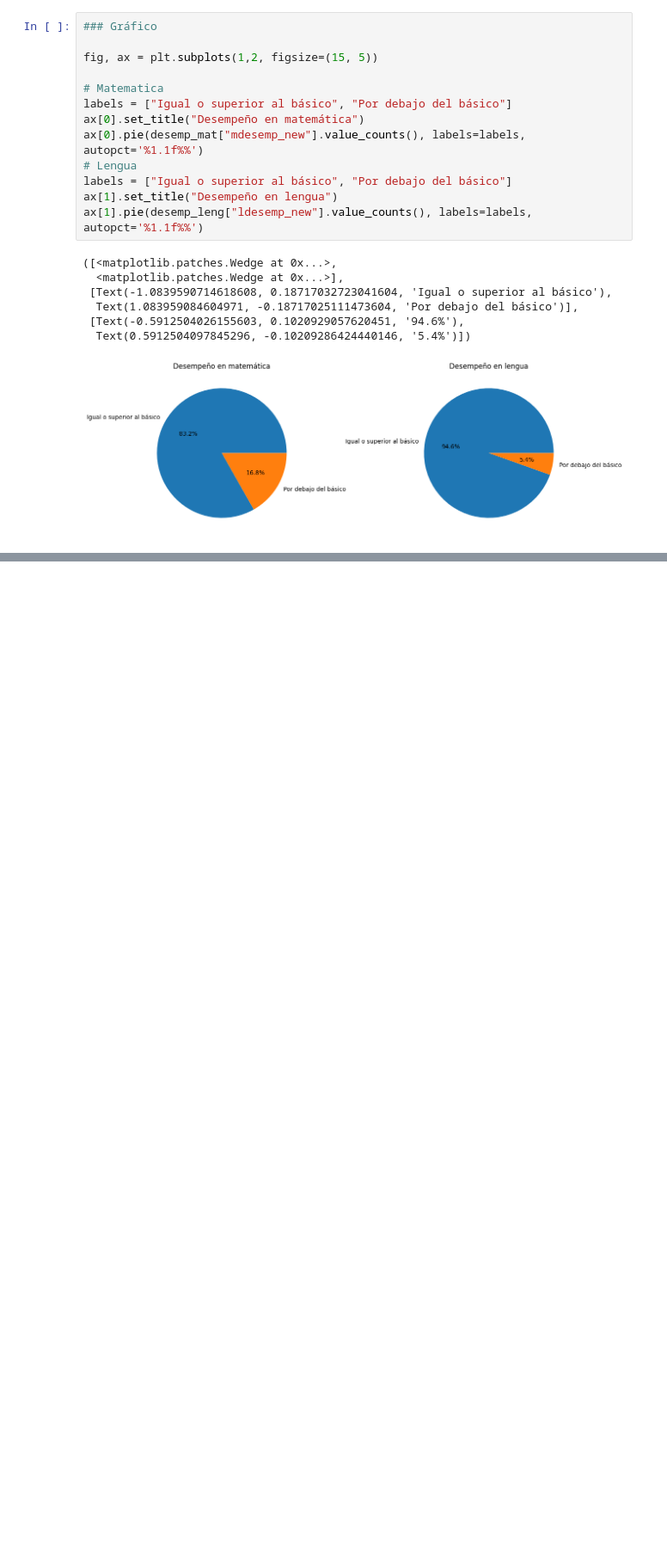
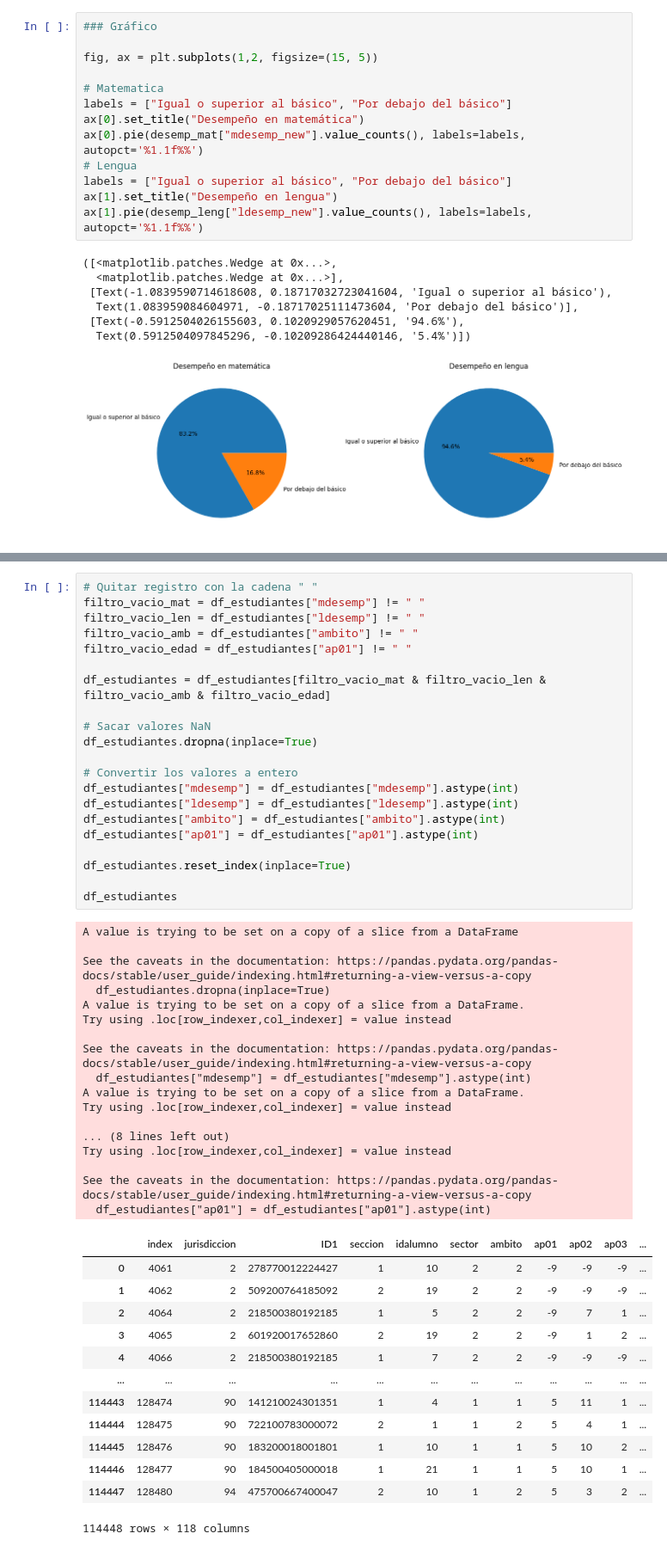
Before and after one commit to alerodriguez01/tp1-cs-datos, a Jupyter notebook: tp1-cs-datos.ipynb, the cells around one changed output, grey strips where cells are left out. Shown at 86% size. Cells and saved outputs as stored; diff of their text form; blank space fills up the shorter version.

```diff
--- a/tp1-cs-datos.ipynb
+++ b/tp1-cs-datos.ipynb
@@ -378,0 +397,52 @@ ax[1].pie(desemp_leng["ldesemp_new"].value_counts(), labels=labels, autopct='%1.
+# %%
+# Quitar registro con la cadena " "
+filtro_vacio_mat = df_estudiantes["mdesemp"] != " "
+filtro_vacio_len = df_estudiantes["ldesemp"] != " "
+filtro_vacio_amb = df_estudiantes["ambito"] != " "
+filtro_vacio_edad = df_estudiantes["ap01"] != " "
+
+df_estudiantes = df_estudiantes[filtro_vacio_mat & filtro_vacio_len & filtro_vacio_amb & filtro_vacio_edad]
+
+# Sacar valores NaN
+df_estudiantes.dropna(inplace=True)
+
+# Convertir los valores a entero
+df_estudiantes["mdesemp"] = df_estudiantes["mdesemp"].astype(int)
+df_estudiantes["ldesemp"] = df_estudiantes["ldesemp"].astype(int)
+df_estudiantes["ambito"] = df_estudiantes["ambito"].astype(int)
+df_estudiantes["ap01"] = df_estudiantes["ap01"].astype(int)
+
+df_estudiantes.reset_index(inplace=True)
+
+df_estudiantes
+# %% [output]
+A value is trying to be set on a copy of a slice from a DataFrame
+
+See the caveats in the documentation: https://pandas.pydata.org/pandas-docs/stable/user_guide/indexing.html#returning-a-view-versus-a-copy
+  df_estudiantes.dropna(inplace=True)
+A value is trying to be set on a copy of a slice from a DataFrame.
+Try using .loc[row_indexer,col_indexer] = value instead
+
+See the caveats in the documentation: https://pandas.pydata.org/pandas-docs/stable/user_guide/indexing.html#returning-a-view-versus-a-copy
+  df_estudiantes["mdesemp"] = df_estudiantes["mdesemp"].astype(int)
+A value is trying to be set on a copy of a slice from a DataFrame.
+Try using .loc[row_indexer,col_indexer] = value instead
+
+... (8 lines left out)
+Try using .loc[row_indexer,col_indexer] = value instead
+
+See the caveats in the documentation: https://pandas.pydata.org/pandas-docs/stable/user_guide/indexing.html#returning-a-view-versus-a-copy
+  df_estudiantes["ap01"] = df_estudiantes["ap01"].astype(int)
+|  | index | jurisdiccion | ID1 | seccion | idalumno | sector | ambito | ap01 | ap02 | ap03 | ... |
+| 0 | 4061 | 2 | 278770012224427 | 1 | 10 | 2 | 2 | -9 | -9 | -9 | ... |
+| 1 | 4062 | 2 | 509200764185092 | 2 | 19 | 2 | 2 | -9 | -9 | -9 | ... |
+| 2 | 4064 | 2 | 218500380192185 | 1 | 5 | 2 | 2 | -9 | 7 | 1 | ... |
+| 3 | 4065 | 2 | 601920017652860 | 2 | 19 | 2 | 2 | -9 | 1 | 2 | ... |
+| 4 | 4066 | 2 | 218500380192185 | 1 | 7 | 2 | 2 | -9 | -9 | -9 | ... |
+| ... | ... | ... | ... | ... | ... | ... | ... | ... | ... | ... | ... |
+| 114443 | 128474 | 90 | 141210024301351 | 1 | 4 | 1 | 1 | 5 | 11 | 1 | ... |
+| 114444 | 128475 | 90 | 722100783000072 | 2 | 1 | 1 | 2 | 5 | 4 | 1 | ... |
+| 114445 | 128476 | 90 | 183200018001801 | 1 | 10 | 1 | 1 | 5 | 10 | 2 | ... |
+| 114446 | 128477 | 90 | 184500405000018 | 1 | 21 | 1 | 1 | 5 | 10 | 1 | ... |
+| 114447 | 128480 | 94 | 475700667400047 | 2 | 10 | 1 | 2 | 5 | 3 | 2 | ... |
+114448 rows × 118 columns
```
Also changed, not shown: parts of 4 cells of this notebook, 1 other file.
